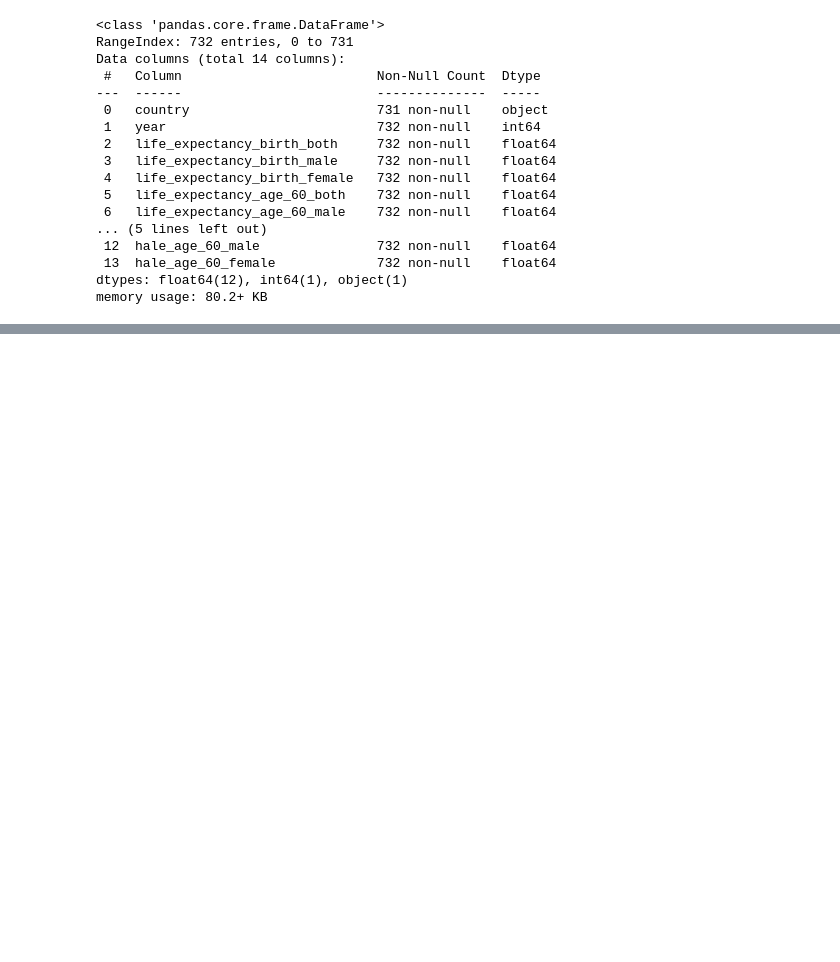
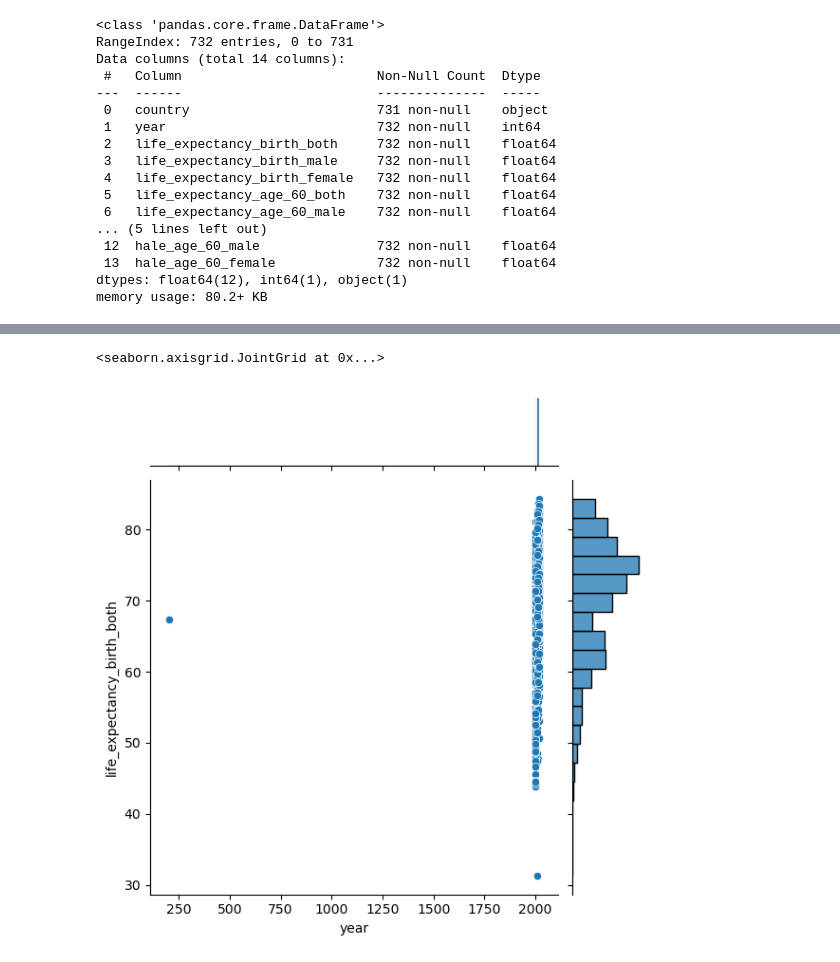
Before and after one commit to thatzerroguy/Life-Expectancy-Analysis, a Jupyter notebook: life_expectancy_analysis.ipynb, the cells around one changed output, grey strips where cells are left out. Saved outputs shown, nothing was run; the diff lists cells and outputs as text; code cells hidden in the pictures; blank space fills up the shorter version.

```diff
--- a/life_expectancy_analysis.ipynb
+++ b/life_expectancy_analysis.ipynb
@@ -67,0 +91,2 @@ life_data.describe()
+# %%
+life_data['country'].fillna("Lao People's Democratic Republic", inplace=True)
@@ -67,0 +121,4 @@ life_data.describe()
+# %%
+average_hale_birth_male_female = (life_data['hale_birth_male'] + life_data['hale_birth_female']) / 2
+# %%
+life_data['hale_birth_both'].fillna(average_hale_birth_male_female, inplace=True)
@@ -67,0 +143,5 @@ life_data.describe()
+# %%
+sns.jointplot(x = 'year', y = 'life_expectancy_birth_both', data=life_data)
+# %% [output]
+<seaborn.axisgrid.JointGrid at 0x...>
+[figure, added]
```
Also changed, not shown: parts of 5 cells of this notebook.
